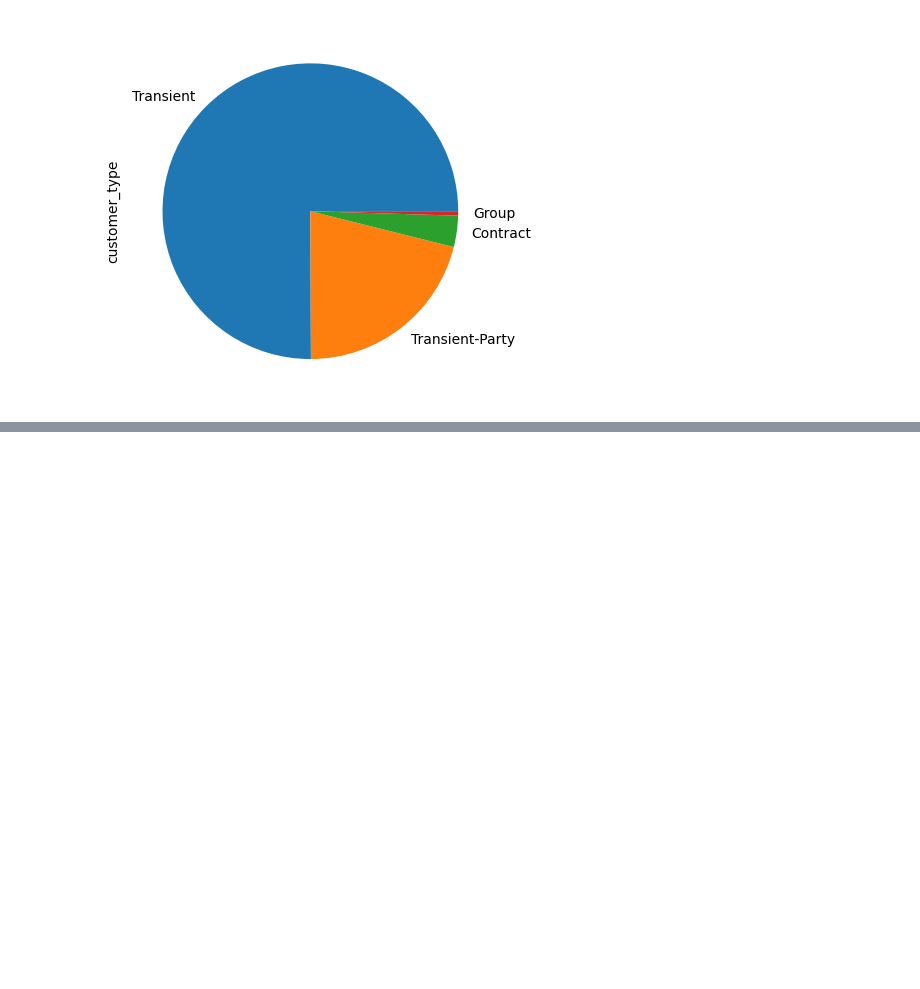
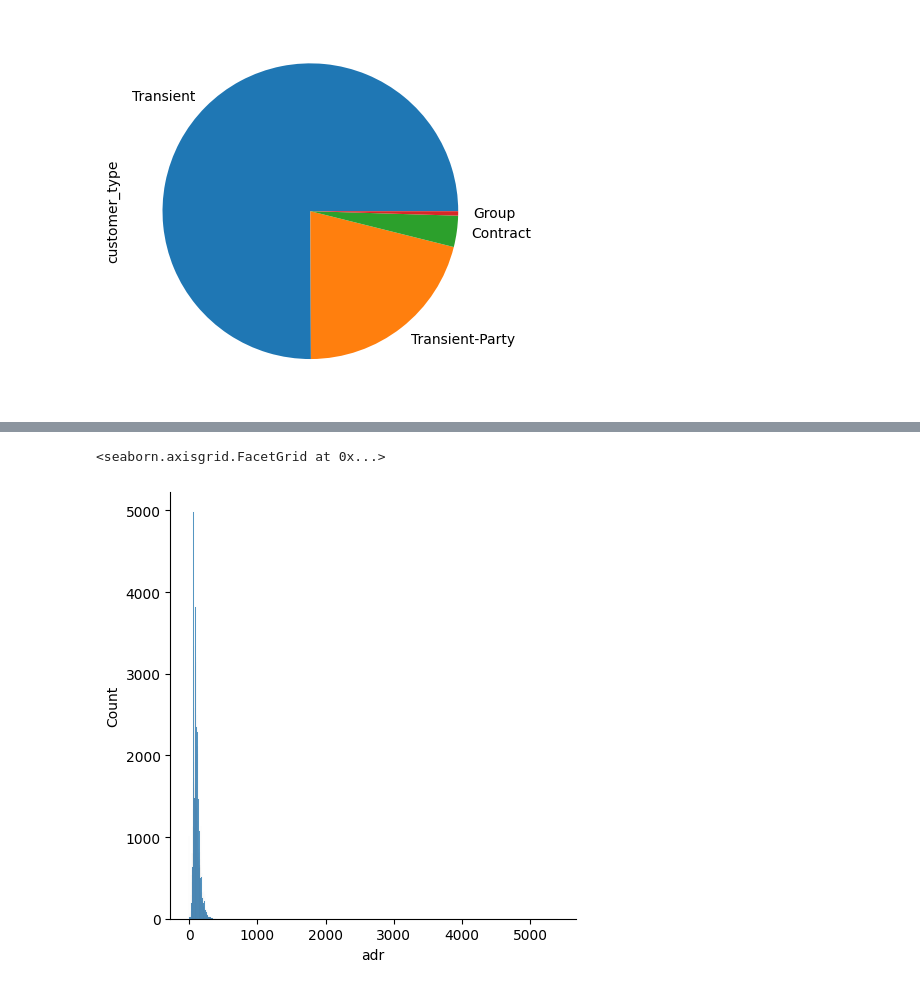
Before and after one commit to sobiyeo/iExcel, a Jupyter notebook: HamoyeClass3.ipynb, the cells around one changed output, grey strips where cells are left out. Cells and saved outputs as stored; diff of their text form; code cells hidden in the pictures; blank space fills up the shorter version.

```diff
--- a/HamoyeClass3.ipynb
+++ b/HamoyeClass3.ipynb
@@ -217,0 +278,5 @@ cat_df["customer_type"].value_counts().plot(kind = "pie")
+# %%
+sns.displot(numerical_df["adr"])
+# %% [output]
+<seaborn.axisgrid.FacetGrid at 0x...>
+[figure, added]
```
Also changed, not shown: parts of 14 cells of this notebook.
